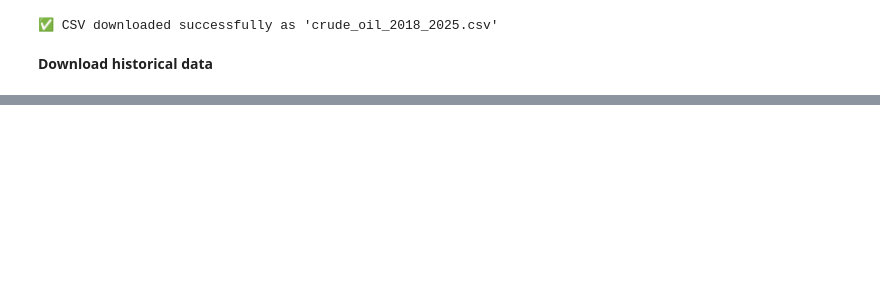
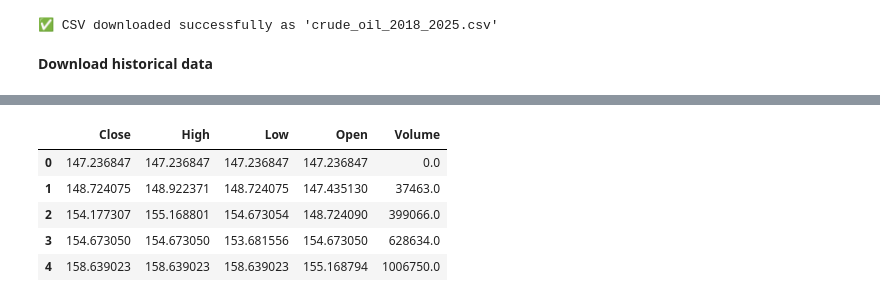
Before and after one commit to OTN-Rajapaksha/Naval-Hybrid-Model-Work-In-The-Stock-Market-And-Crypto-Market-Prediction, a Jupyter notebook: Main.ipynb, the cells around one changed output, grey strips where cells are left out. Drawn from its saved outputs; the diff is of its cells as text; code cells hidden in the pictures; blank space fills up the shorter version.

```diff
--- a/Main.ipynb
+++ b/Main.ipynb
@@ -222,0 +349,4 @@ else:
+# %%
+for i, df in enumerate([df1, df2, df3, df4, df5, df6], 1):
+    print(f"\nDataset {i} types:")
+    print(df.dtypes)
@@ -222,0 +371,5 @@ else:
+# %%
+# If Price is empty, fill it using Close
+for df in [df1, df2, df3, df4, df5, df6]:
+    if 'Price' in df.columns:
+        df['Price'].fillna(df['Close'], inplace=True)
@@ -222,0 +383,8 @@ else:
+# %%
+for df in [df1, df2, df3, df4, df5, df6]:
+    df.drop(columns=['Price'], inplace=True)
+# %%
+for i, df in enumerate([df1, df2, df3, df4, df5, df6], 1):
+    print(f"\nDataset {i} info:")
+    print(df.info())
+    print(df.head(3))
@@ -222,0 +409,60 @@ else:
+# %%
+import pandas as pd
+import numpy as np
+
+# Put your six DataFrames in lists to process uniformly
+dfs = [df1, df2, df3, df4, df5, df6]
+names = [
+    "JKH-N0000.CM_2018_2025.csv",
+    "btc_2018_2025 (2).csv",
+    "crude_oil_2018_2025.csv",
+    "nyse_composite_2018_2025.csv",
+    "sol_2018_2025.csv",
+    "usdt_2018_2025.csv",
+]
+
+num_cols = ['Close', 'High', 'Low', 'Open', 'Volume']
+
+cleaned = []
+for name, df in zip(names, dfs):
+    df = df.copy()
+
+    # 1) Drop any rows that are completely empty (your index 0 row)
+    before = len(df)
+    df = df.dropna(how='all').reset_index(drop=True)
+    after_drop_all = len(df)
+
+    # 2) If a Date column exists, convert to datetime and sort
+    date_col = None
+    for candidate in ['Date', 'date', 'Timestamp', 'timestamp', 'Day', 'day']:
+        if candidate in df.columns:
+            date_col = candidate
+            break
+    if date_col is not None:
+        df[date_col] = pd.to_datetime(df[date_col], errors='coerce')
+        df = df.sort_values(date_col).reset_index(drop=True)
+        # Set index to Date for nicer time-series ops (optional)
+        df = df.set_index(date_col)
+
+    # 3) Fill remaining NaNs (if any) with forward/backward fill
+    df[num_cols] = df[num_cols].ffill().bfill()
+
+    # (Optional) If anything still NaN (e.g., leading/trailing gaps), interpolate numerics
+    # If we have a datetime index, use time-based interpolation
+    if isinstance(df.index, pd.DatetimeIndex):
+        df[num_cols] = df[num_cols].interpolate(method='time', limit_direction='both')
+    else:
+        df[num_cols] = df[num_cols].interpolate(method='linear', limit_direction='both')
+
+    # Report quick status and show head
+    print(f"\n=== {name} ===")
+    print(f"Dropped all-NaN rows: {before - after_drop_all}")
+    print("Remaining NaNs per column:")
+    print(df[num_cols].isna().sum())
+    display(df.head(5))
+
+    cleaned.append(df)
+
+# Unpack back if you want individual cleaned variables
+df1, df2, df3, df4, df5, df6 = cleaned
+# %% [output]
@@ -222,0 +478,6 @@ else:
+|  | Close | High | Low | Open | Volume |
+| 0 | 147.236847 | 147.236847 | 147.236847 | 147.236847 | 0.0 |
+| 1 | 148.724075 | 148.922371 | 148.724075 | 147.435130 | 37463.0 |
+| 2 | 154.177307 | 155.168801 | 154.673054 | 148.724090 | 399066.0 |
+| 3 | 154.673050 | 154.673050 | 153.681556 | 154.673050 | 628634.0 |
+| 4 | 158.639023 | 158.639023 | 158.639023 | 155.168794 | 1006750.0 |
```
Also changed, not shown: parts of 11 cells of this notebook.
